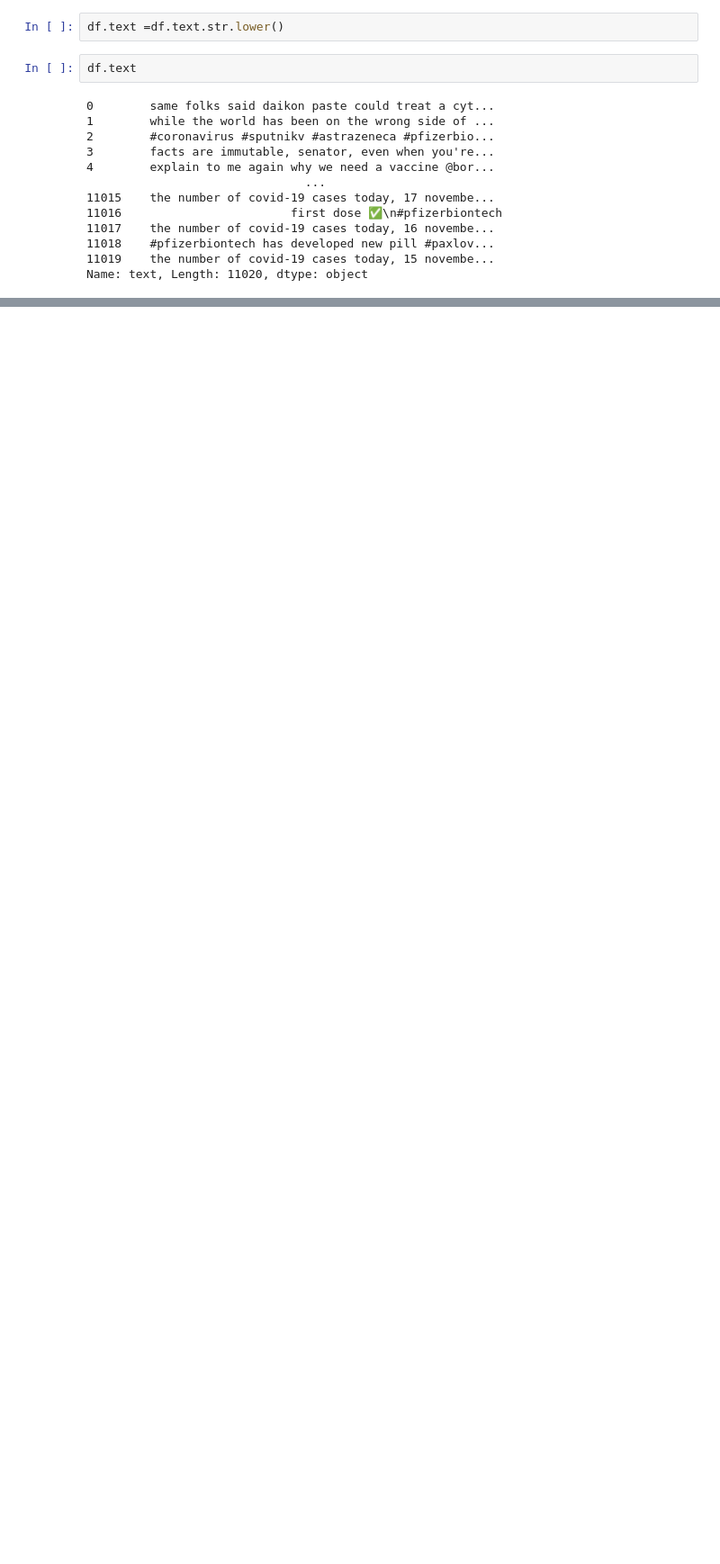
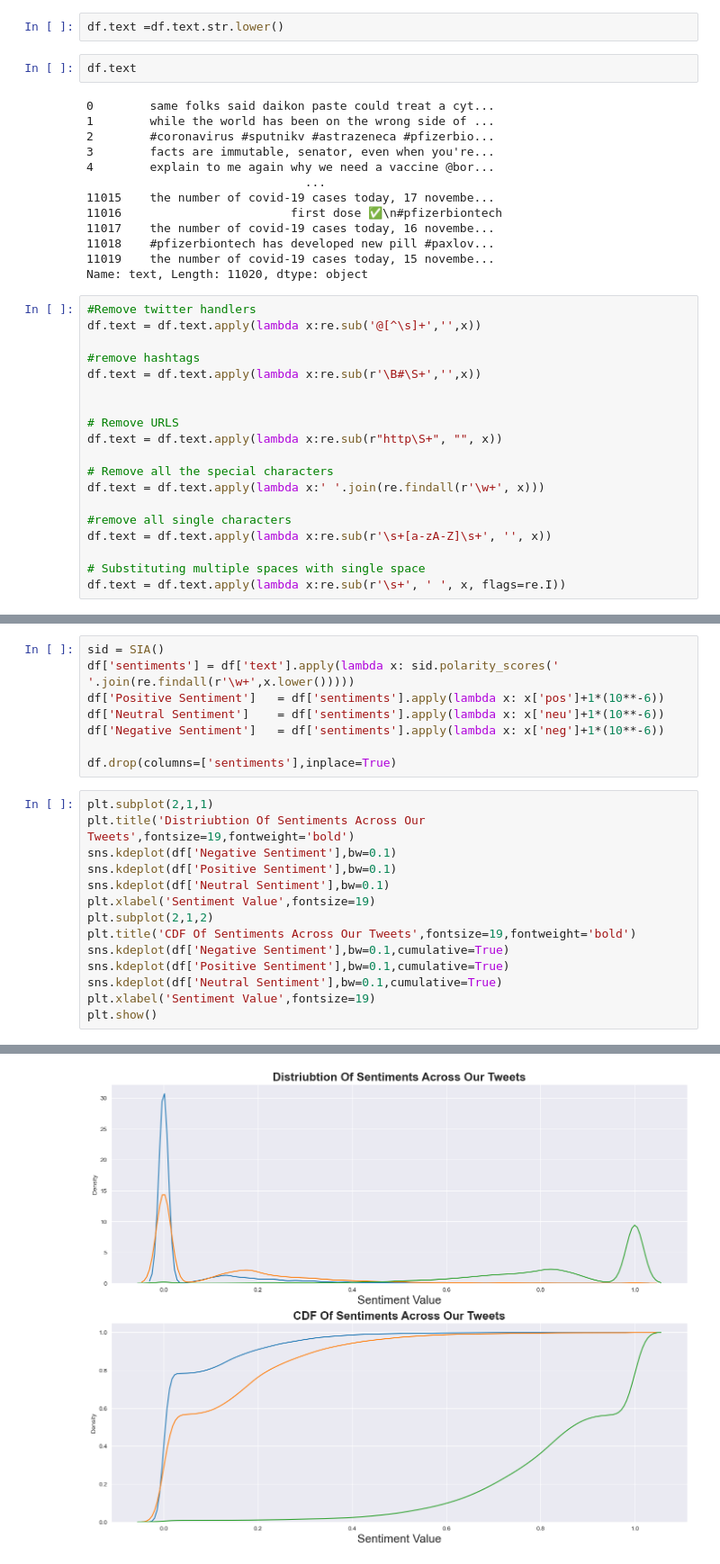
Before and after one commit to NANITH777/ML-DL-Examples, a Jupyter notebook: Covid_19_Vaccine_Sentiment_Analysis/covid.ipynb, the cells around one changed output, grey strips where cells are left out. Shown at 90% size. Saved outputs shown, nothing was run; the diff lists cells and outputs as text; blank space fills up the shorter version.

```diff
--- a/Covid_19_Vaccine_Sentiment_Analysis/covid.ipynb
+++ b/Covid_19_Vaccine_Sentiment_Analysis/covid.ipynb
@@ -77,3 +93,22 @@ df.text
 11018    #pfizerbiontech has developed new pill #paxlov...
 11019    the number of covid-19 cases today, 15 novembe...
 Name: text, Length: 11020, dtype: object
+# %%
+#Remove twitter handlers
+df.text = df.text.apply(lambda x:re.sub('@[^\s]+','',x))
+
+#remove hashtags
+df.text = df.text.apply(lambda x:re.sub(r'\B#\S+','',x))
+
+
+# Remove URLS
+df.text = df.text.apply(lambda x:re.sub(r"http\S+", "", x))
+
+# Remove all the special characters
+df.text = df.text.apply(lambda x:' '.join(re.findall(r'\w+', x)))
+
+#remove all single characters
+df.text = df.text.apply(lambda x:re.sub(r'\s+[a-zA-Z]\s+', '', x))
+
+# Substituting multiple spaces with single space
+df.text = df.text.apply(lambda x:re.sub(r'\s+', ' ', x, flags=re.I))
@@ -79,0 +121,23 @@ Name: text, Length: 11020, dtype: object
+# %%
+sid = SIA()
+df['sentiments'] = df['text'].apply(lambda x: sid.polarity_scores(' '.join(re.findall(r'\w+',x.lower()))))
+df['Positive Sentiment']   = df['sentiments'].apply(lambda x: x['pos']+1*(10**-6))
+df['Neutral Sentiment']    = df['sentiments'].apply(lambda x: x['neu']+1*(10**-6))
+df['Negative Sentiment']   = df['sentiments'].apply(lambda x: x['neg']+1*(10**-6))
+
+df.drop(columns=['sentiments'],inplace=True)
+# %%
+plt.subplot(2,1,1)
+plt.title('Distriubtion Of Sentiments Across Our Tweets',fontsize=19,fontweight='bold')
+sns.kdeplot(df['Negative Sentiment'],bw=0.1)
+sns.kdeplot(df['Positive Sentiment'],bw=0.1)
+sns.kdeplot(df['Neutral Sentiment'],bw=0.1)
+plt.xlabel('Sentiment Value',fontsize=19)
+plt.subplot(2,1,2)
+plt.title('CDF Of Sentiments Across Our Tweets',fontsize=19,fontweight='bold')
+sns.kdeplot(df['Negative Sentiment'],bw=0.1,cumulative=True)
+sns.kdeplot(df['Positive Sentiment'],bw=0.1,cumulative=True)
+sns.kdeplot(df['Neutral Sentiment'],bw=0.1,cumulative=True)
+plt.xlabel('Sentiment Value',fontsize=19)
+plt.show()
+# %% [output]
@@ -79,0 +161 @@ Name: text, Length: 11020, dtype: object
+[figure, added]
```
Also changed, not shown: parts of 3 cells of this notebook.
